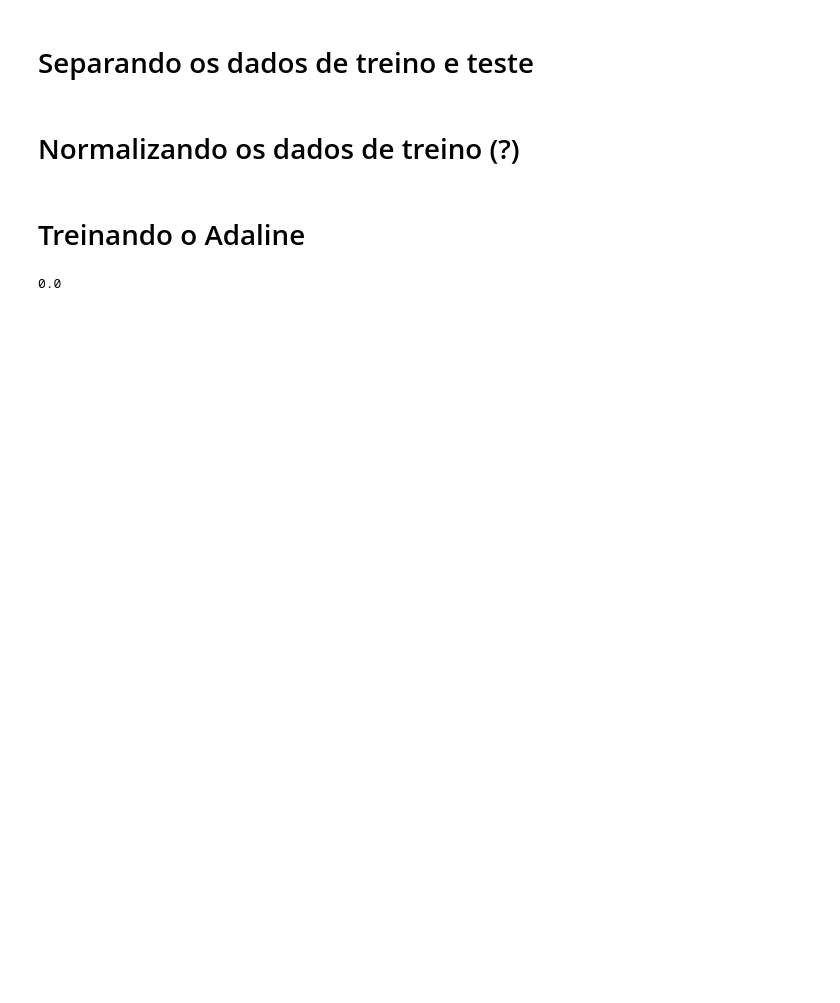
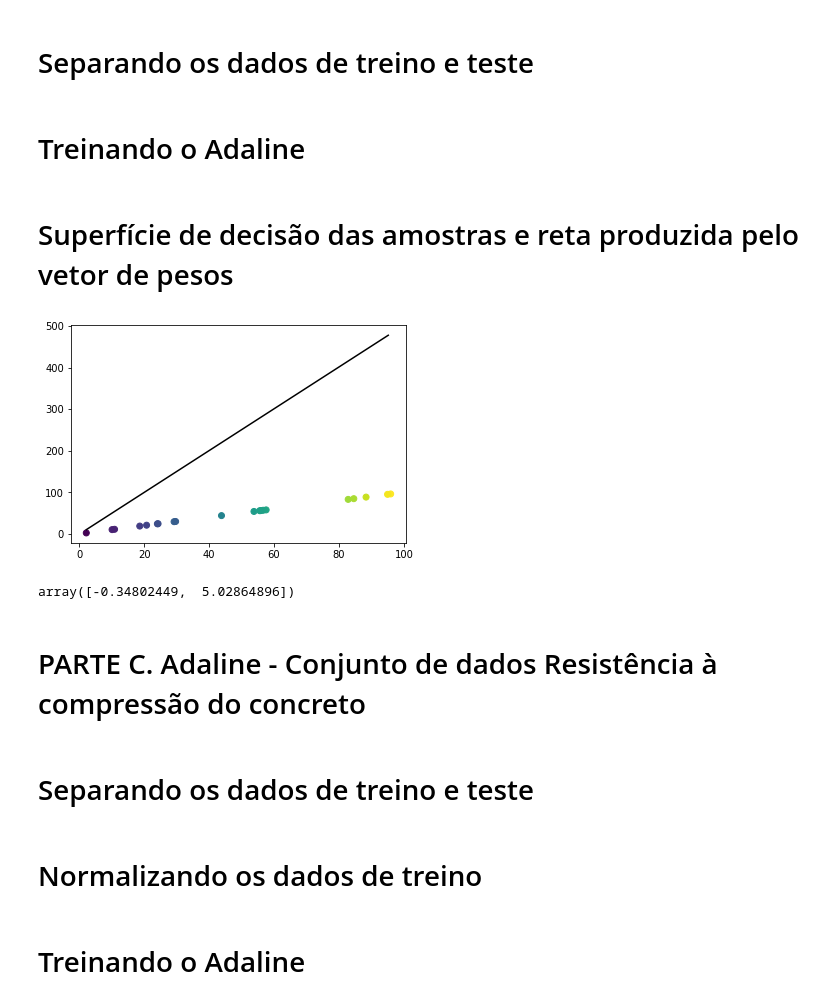
Before and after one commit to cacajr/RNA, a Jupyter notebook: exercises.ipynb, the cells around one changed output. Drawn from its saved outputs; the diff is of its cells as text; code cells hidden in the pictures; blank space fills up the shorter version.

```diff
--- a/exercises.ipynb
+++ b/exercises.ipynb
@@ -153,3 +127,34 @@ X, y
 from sklearn.model_selection import train_test_split
 
 X_train, X_test, y_train, y_test = train_test_split(X, y, test_size = 0.2)
+# %% [markdown]
+# Treinando o Adaline
+# %%
+from adaline.adaline import Adaline
+
+cls_adaline = Adaline(eta=0.00001)
+cls_adaline.fit(X_train, y_train) # caso queira usar os dados normalizados usar o X_train_scaler
+# %% [markdown]
+# Superfície de decisão das amostras e reta produzida pelo vetor de pesos
+# %%
+from matplotlib import pyplot as plt
+
+W = cls_adaline.get_weight()
+
+b = cls_adaline.get_bies()
+w_0 = W[0]
+w = W[1:]
+
+# x = X_test.values.squeeze()
+x = np.arange(X_test.min().values.min(), X_test.max().values.max())
+
+plt.plot(x, b + x * w, color = 'black')
+
+plt.scatter(X_test['X_1'], X_test['X_1'], c = y_test)
+plt.show()
+W
+# %% [output]
+[figure, added]
+array([-0.34802449,  5.02864896])
+# %% [markdown]
+# PARTE C. Adaline - Conjunto de dados Resistência à compressão do concreto
@@ -155,0 +168,2 @@ X_train, X_test, y_train, y_test = train_test_split(X, y, test_size = 0.2)
+# %% [markdown]
+# Separando os dados de treino e teste
@@ -156,5 +174,5 @@ X_train, X_test, y_train, y_test = train_test_split(X, y, test_size = 0.2)
 # %% [markdown]
-# Normalizando os dados de treino (?)
+# Normalizando os dados de treino
 # %%
 from sklearn.preprocessing import StandardScaler
 
@@ -166,6 +184,4 @@ X_train_scaler = pd.DataFrame(X_train_scaler, columns = X_train.columns) # conve
 from adaline.adaline import Adaline
 
 cls_adaline = Adaline(eta=0.00001)
-cls_adaline.fit(X_train, y_train) # caso queira usar os dados normalizados usar o X_train_scaler
+cls_adaline.fit(X_train_scaler, y_train) # caso queira usar os dados normalizados usar o X_train_scaler
-# %% [output]
-0.0
```
Also changed, not shown: parts of 20 cells of this notebook, 1 other file.
